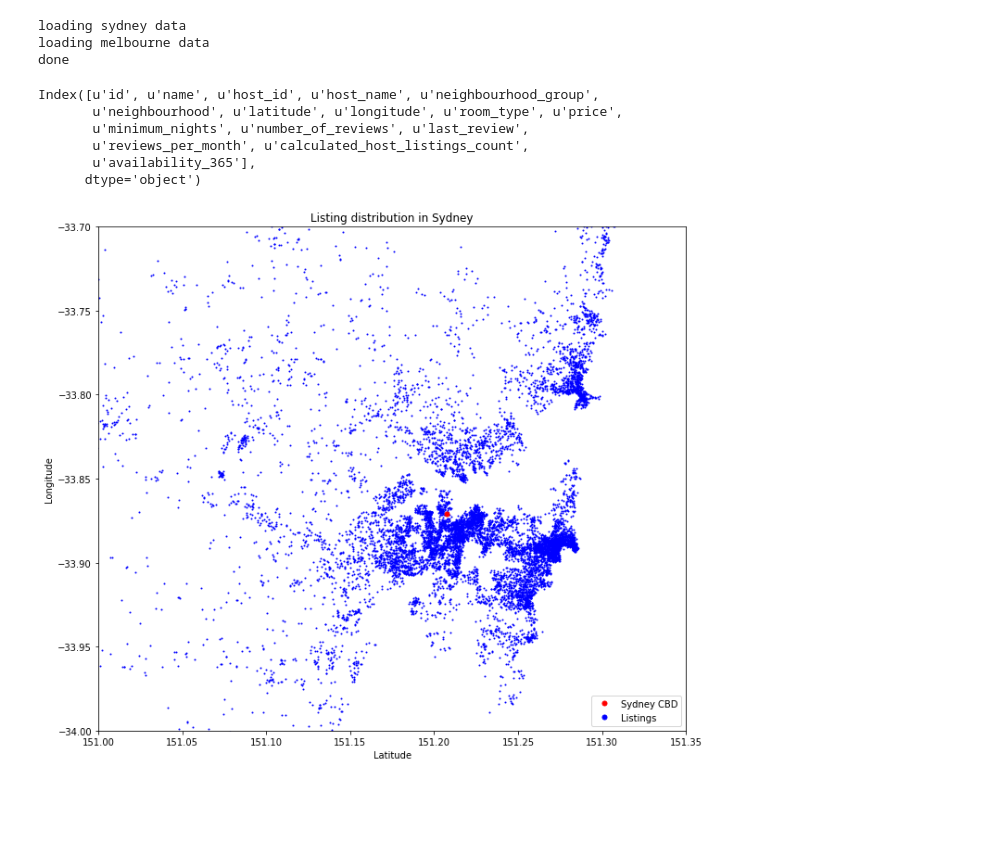
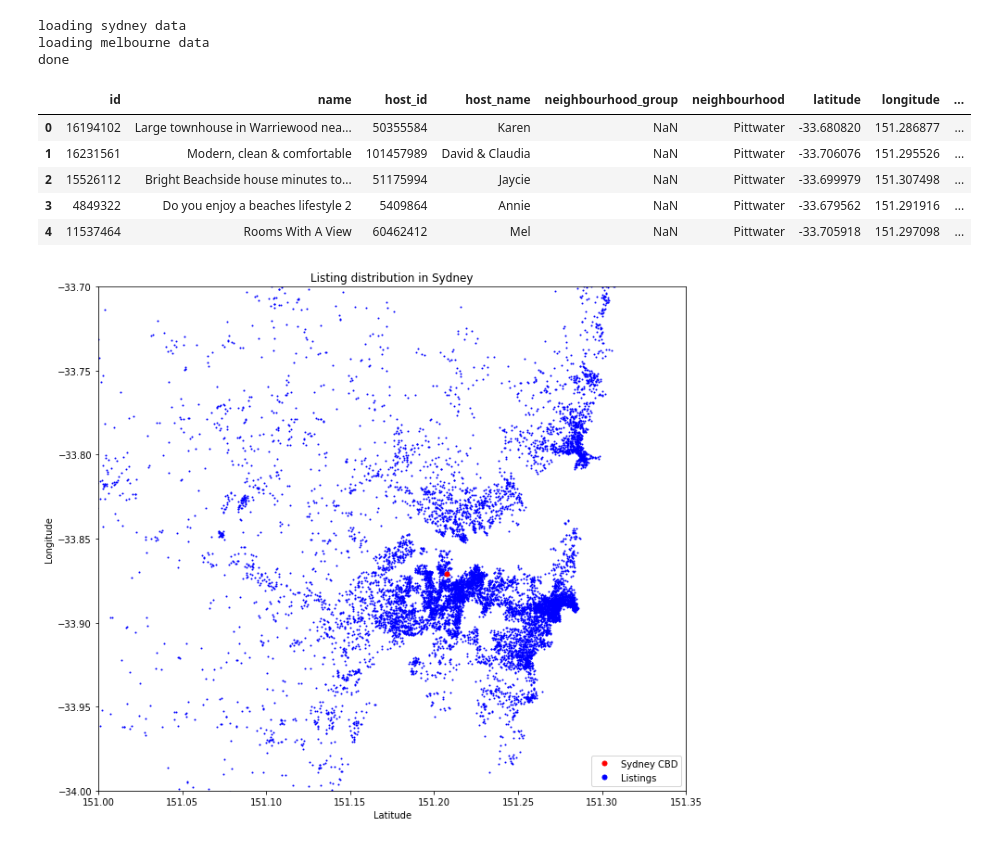
Before and after one commit to dbisazza/old_code1161, a Jupyter notebook: week6/Open Data Project.ipynb, the cells around one changed output. Saved outputs shown, nothing was run; the diff lists cells and outputs as text; code cells hidden in the pictures; blank space fills up the shorter version.

```diff
--- a/week6/Open Data Project.ipynb
+++ b/week6/Open Data Project.ipynb
@@ -32,15 +32,15 @@ print "done"
 loading sydney data
 loading melbourne data
 done
-# %%
-melData.columns
-# %% [output]
-Index([u'id', u'name', u'host_id', u'host_name', u'neighbourhood_group',
-       u'neighbourhood', u'latitude', u'longitude', u'room_type', u'price',
-       u'minimum_nights', u'number_of_reviews', u'last_review',
-       u'reviews_per_month', u'calculated_host_listings_count',
-       u'availability_365'],
-      dtype='object')
+# %%
+sydData.head()
+# %% [output]
+|  | id | name | host_id | host_name | neighbourhood_group | neighbourhood | latitude | longitude | ... |
+| 0 | 16194102 | Large townhouse in Warriewood nea... | 50355584 | Karen | NaN | Pittwater | -33.680820 | 151.286877 | ... |
+| 1 | 16231561 | Modern, clean & comfortable | 101457989 | David & Claudia | NaN | Pittwater | -33.706076 | 151.295526 | ... |
+| 2 | 15526112 | Bright Beachside house minutes to... | 51175994 | Jaycie | NaN | Pittwater | -33.699979 | 151.307498 | ... |
+| 3 | 4849322 | Do you enjoy a beaches lifestyle 2 | 5409864 | Annie | NaN | Pittwater | -33.679562 | 151.291916 | ... |
+| 4 | 11537464 | Rooms With A View | 60462412 | Mel | NaN | Pittwater | -33.705918 | 151.297098 | ... |
 # %%
 def DistanceLoc(lat, lon, cbdlat, cbdlon):
     cbdlon, cbdlat, lon, lat = map(radians, [cbdlon, cbdlat, lon, lat])
```
Also changed, not shown: 2 other files.
